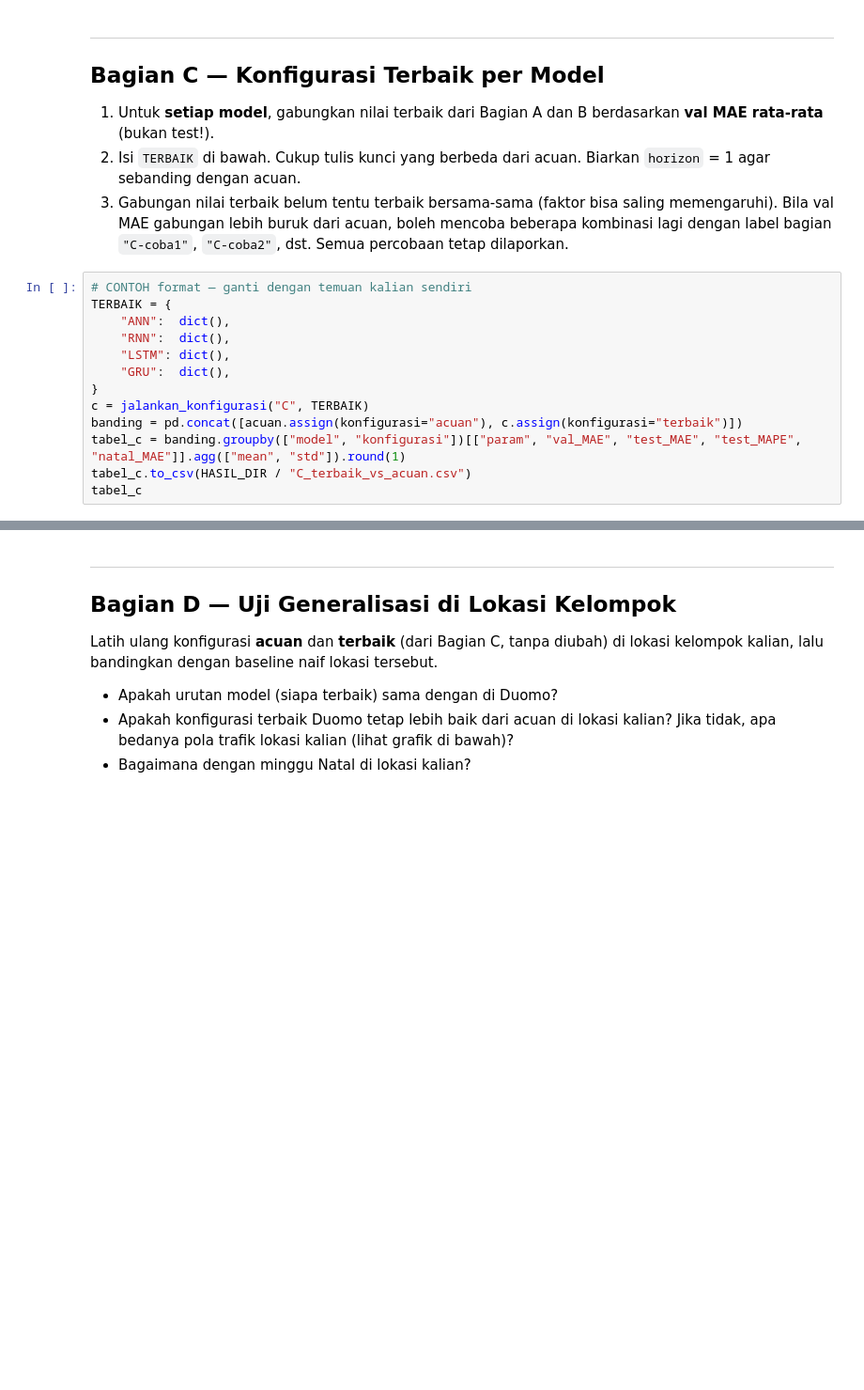
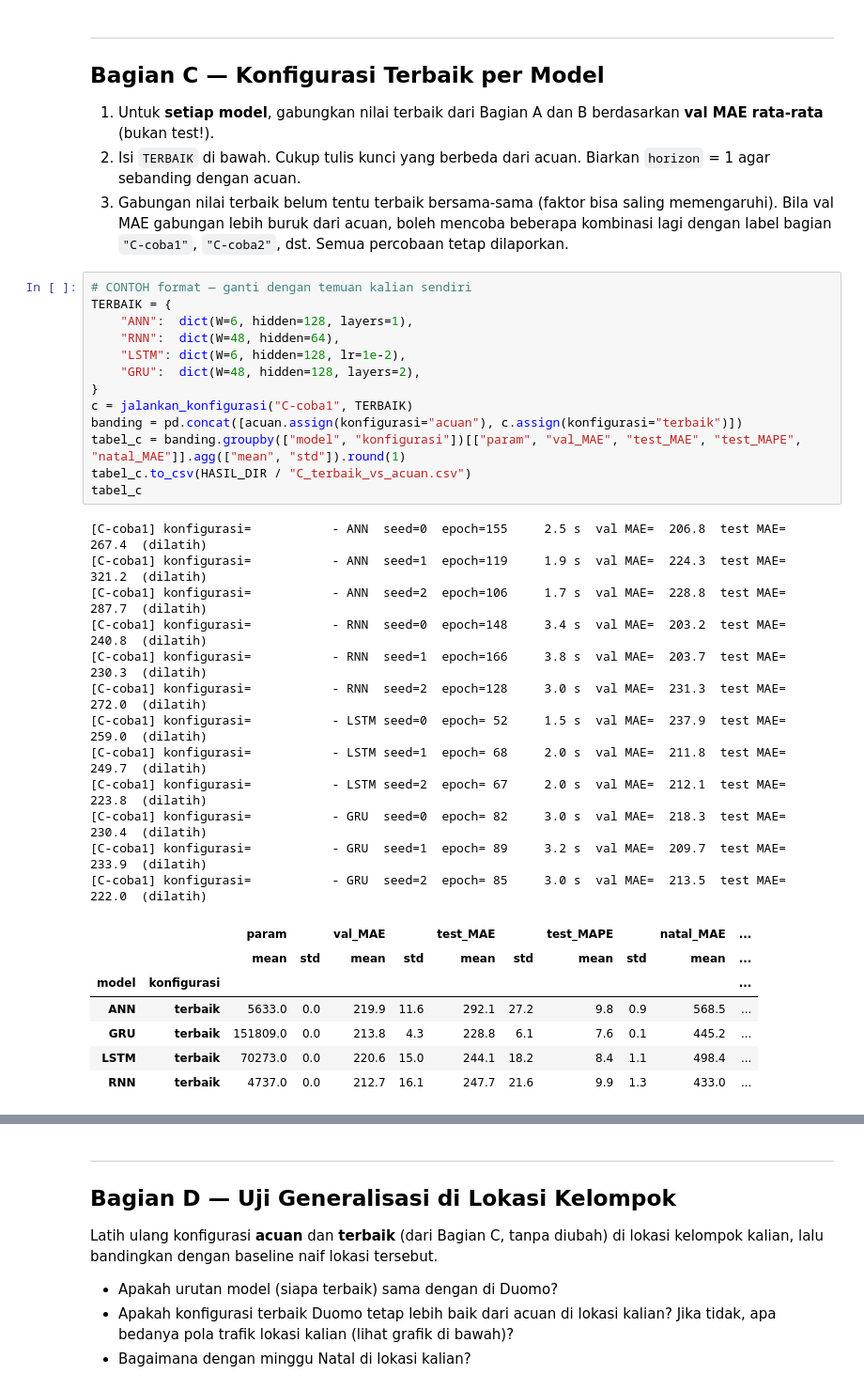
Before and after one commit to syarif124400082-afk/Tugas-DL-Kelompok-0, a Jupyter notebook: tugas_ablasi.ipynb, the cells around one changed output, grey strips where cells are left out. Shown at 94% size. Saved outputs shown, nothing was run; the diff lists cells and outputs as text; blank space fills up the shorter version.

```diff
--- a/tugas_ablasi.ipynb
+++ b/tugas_ablasi.ipynb
@@ -641,16 +770,36 @@ Pilih **minimal dua** faktor berikut. Hapus tanda `#` pada sel yang dipilih. Tul
 # %%
 # CONTOH format — ganti dengan temuan kalian sendiri
 TERBAIK = {
-    "ANN":  dict(),
-    "RNN":  dict(),
-    "LSTM": dict(),
-    "GRU":  dict(),
+    "ANN":  dict(W=6, hidden=128, layers=1),
+    "RNN":  dict(W=48, hidden=64),
+    "LSTM": dict(W=6, hidden=128, lr=1e-2),
+    "GRU":  dict(W=48, hidden=128, layers=2),
 }
-c = jalankan_konfigurasi("C", TERBAIK)
+c = jalankan_konfigurasi("C-coba1", TERBAIK)
 banding = pd.concat([acuan.assign(konfigurasi="acuan"), c.assign(konfigurasi="terbaik")])
 tabel_c = banding.groupby(["model", "konfigurasi"])[["param", "val_MAE", "test_MAE", "test_MAPE", "natal_MAE"]].agg(["mean", "std"]).round(1)
 tabel_c.to_csv(HASIL_DIR / "C_terbaik_vs_acuan.csv")
 tabel_c
+# %% [output]
+[C-coba1] konfigurasi=           - ANN  seed=0  epoch=155     2.5 s  val MAE=  206.8  test MAE=  267.4  (dilatih)
+[C-coba1] konfigurasi=           - ANN  seed=1  epoch=119     1.9 s  val MAE=  224.3  test MAE=  321.2  (dilatih)
+[C-coba1] konfigurasi=           - ANN  seed=2  epoch=106     1.7 s  val MAE=  228.8  test MAE=  287.7  (dilatih)
+[C-coba1] konfigurasi=           - RNN  seed=0  epoch=148     3.4 s  val MAE=  203.2  test MAE=  240.8  (dilatih)
+[C-coba1] konfigurasi=           - RNN  seed=1  epoch=166     3.8 s  val MAE=  203.7  test MAE=  230.3  (dilatih)
+[C-coba1] konfigurasi=           - RNN  seed=2  epoch=128     3.0 s  val MAE=  231.3  test MAE=  272.0  (dilatih)
+[C-coba1] konfigurasi=           - LSTM seed=0  epoch= 52     1.5 s  val MAE=  237.9  test MAE=  259.0  (dilatih)
+[C-coba1] konfigurasi=           - LSTM seed=1  epoch= 68     2.0 s  val MAE=  211.8  test MAE=  249.7  (dilatih)
+[C-coba1] konfigurasi=           - LSTM seed=2  epoch= 67     2.0 s  val MAE=  212.1  test MAE=  223.8  (dilatih)
+[C-coba1] konfigurasi=           - GRU  seed=0  epoch= 82     3.0 s  val MAE=  218.3  test MAE=  230.4  (dilatih)
+[C-coba1] konfigurasi=           - GRU  seed=1  epoch= 89     3.2 s  val MAE=  209.7  test MAE=  233.9  (dilatih)
+[C-coba1] konfigurasi=           - GRU  seed=2  epoch= 85     3.0 s  val MAE=  213.5  test MAE=  222.0  (dilatih)
+|  |  | param |  | val_MAE |  | test_MAE |  | test_MAPE |  | natal_MAE | ... |
+|  |  | mean | std | mean | std | mean | std | mean | std | mean | ... |
+| model | konfigurasi |  |  |  |  |  |  |  |  |  | ... |
+| ANN | terbaik | 5633.0 | 0.0 | 219.9 | 11.6 | 292.1 | 27.2 | 9.8 | 0.9 | 568.5 | ... |
+| GRU | terbaik | 151809.0 | 0.0 | 213.8 | 4.3 | 228.8 | 6.1 | 7.6 | 0.1 | 445.2 | ... |
+| LSTM | terbaik | 70273.0 | 0.0 | 220.6 | 15.0 | 244.1 | 18.2 | 8.4 | 1.1 | 498.4 | ... |
+| RNN | terbaik | 4737.0 | 0.0 | 212.7 | 16.1 | 247.7 | 21.6 | 9.9 | 1.3 | 433.0 | ... |
 # %%
 fig, ax = plt.subplots(figsize=(9, 4))
 x, lebar = np.arange(len(MODELS)), 0.38
```
Also changed, not shown: parts of 9 cells of this notebook.
